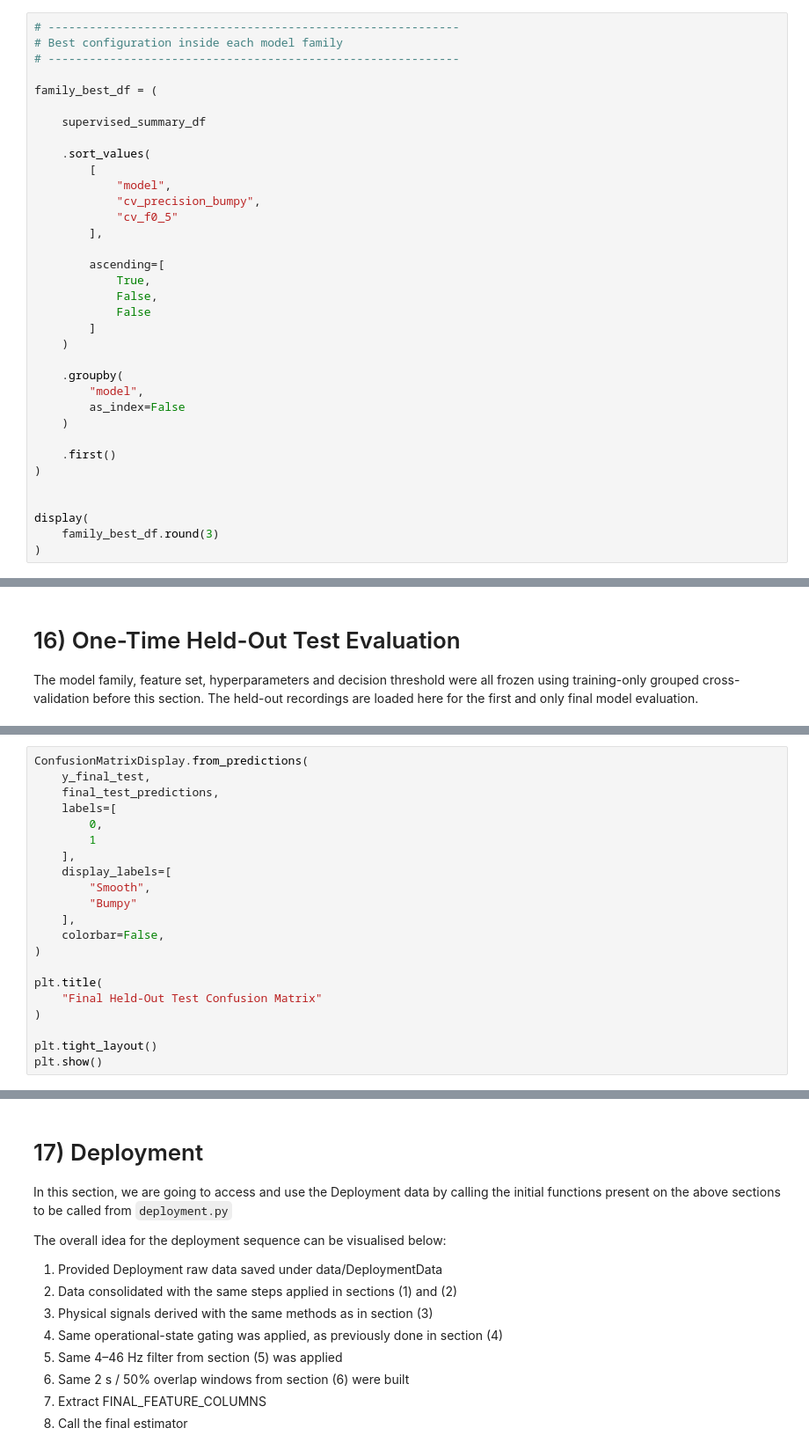
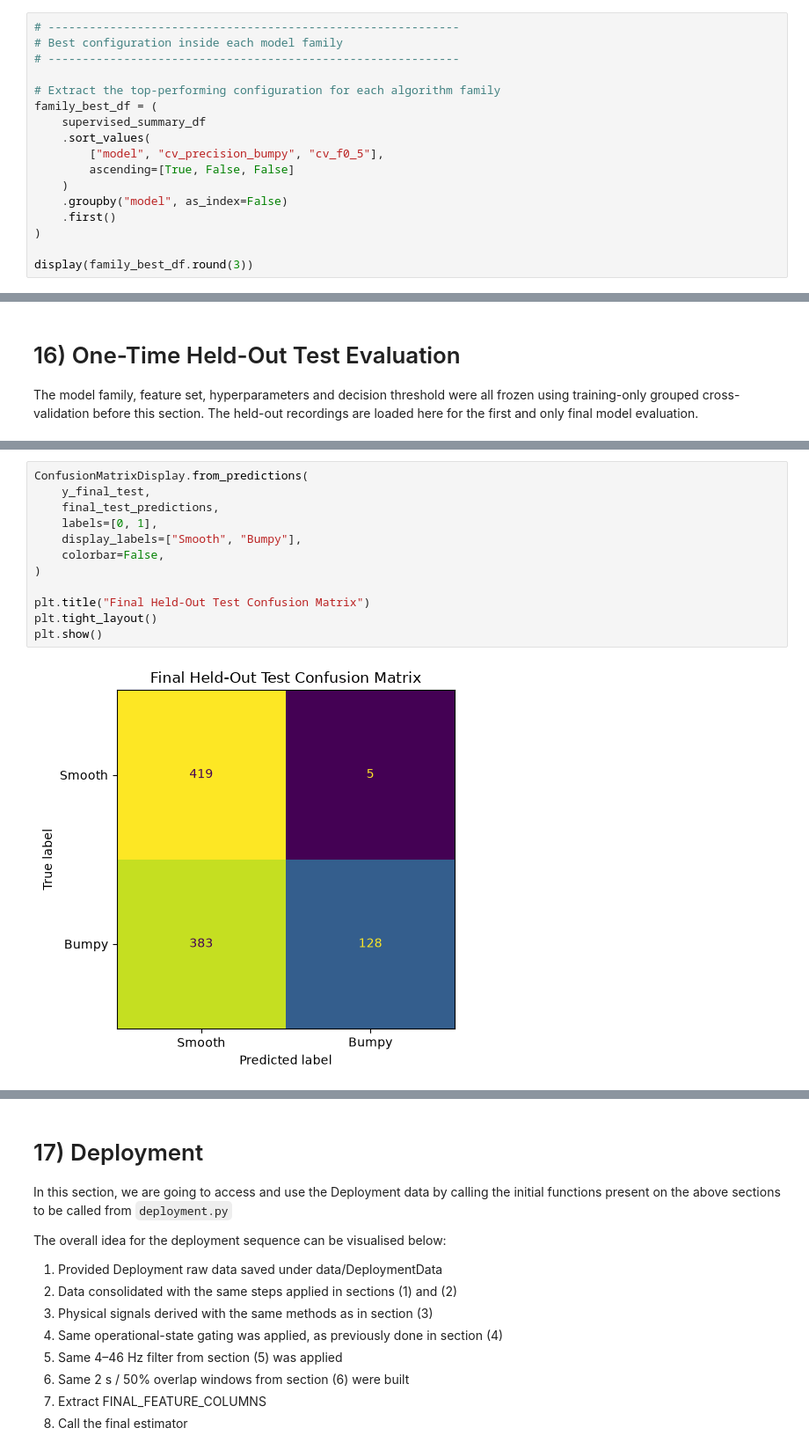
Before and after one commit to thesuacar/road-checker, a Jupyter notebook: notebook.ipynb, the cells around one changed output, grey strips where cells are left out. Shown at 88% size. Drawn from its saved outputs; the diff is of its cells as text.

```diff
--- a/notebook.ipynb
+++ b/notebook.ipynb
@@ -2879,33 +2194,15 @@ predictions generated by the same grouped cross-validation folds.
 # Best configuration inside each model family
 # ------------------------------------------------------------
 
+# Extract the top-performing configuration for each algorithm family
 family_best_df = (
-
     supervised_summary_df
-
     .sort_values(
-        [
-            "model",
-            "cv_precision_bumpy",
-            "cv_f0_5"
-        ],
-
-        ascending=[
-            True,
-            False,
-            False
-        ]
+        ["model", "cv_precision_bumpy", "cv_f0_5"],
+        ascending=[True, False, False]
     )
-
-    .groupby(
-        "model",
-        as_index=False
-    )
-
+    .groupby("model", as_index=False)
     .first()
 )
 
-
-display(
-    family_best_df.round(3)
-)
+display(family_best_df.round(3))
@@ -4509,21 +2948,14 @@ TRUE Bumpy            FN           TP
 # %%
 ConfusionMatrixDisplay.from_predictions(
     y_final_test,
     final_test_predictions,
-    labels=[
-        0,
-        1
-    ],
-    display_labels=[
-        "Smooth",
-        "Bumpy"
-    ],
+    labels=[0, 1],
+    display_labels=["Smooth", "Bumpy"],
     colorbar=False,
 )
 
-plt.title(
-    "Final Held-Out Test Confusion Matrix"
-)
-
+plt.title("Final Held-Out Test Confusion Matrix")
 plt.tight_layout()
 plt.show()
+# %% [output]
+[figure, added]
```
Also changed, not shown: parts of 74 cells of this notebook.
